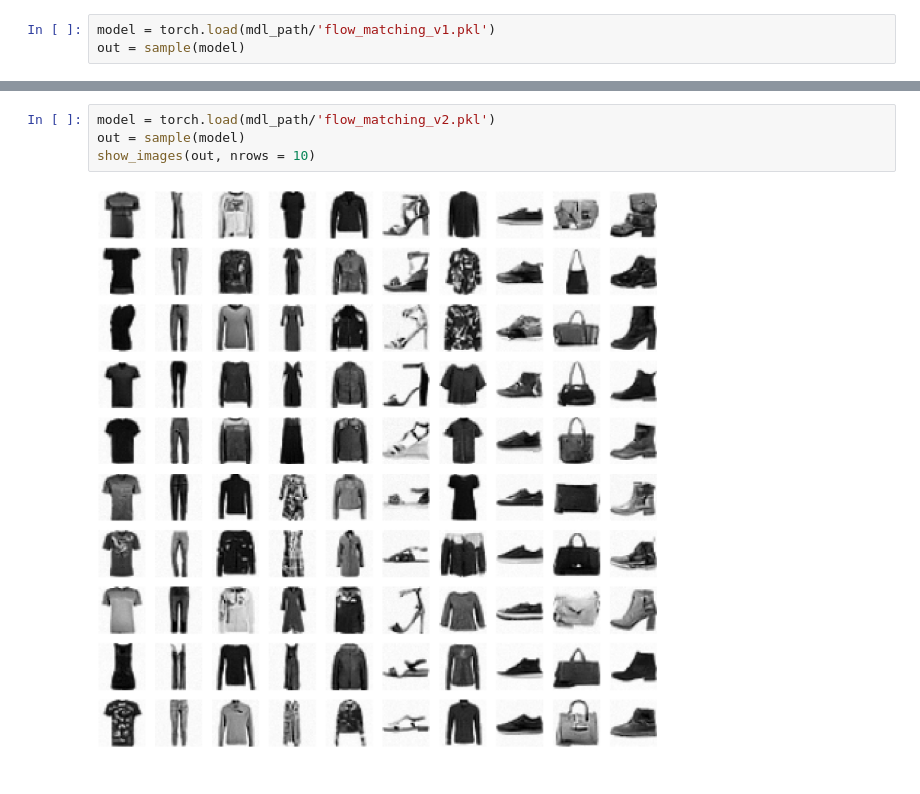
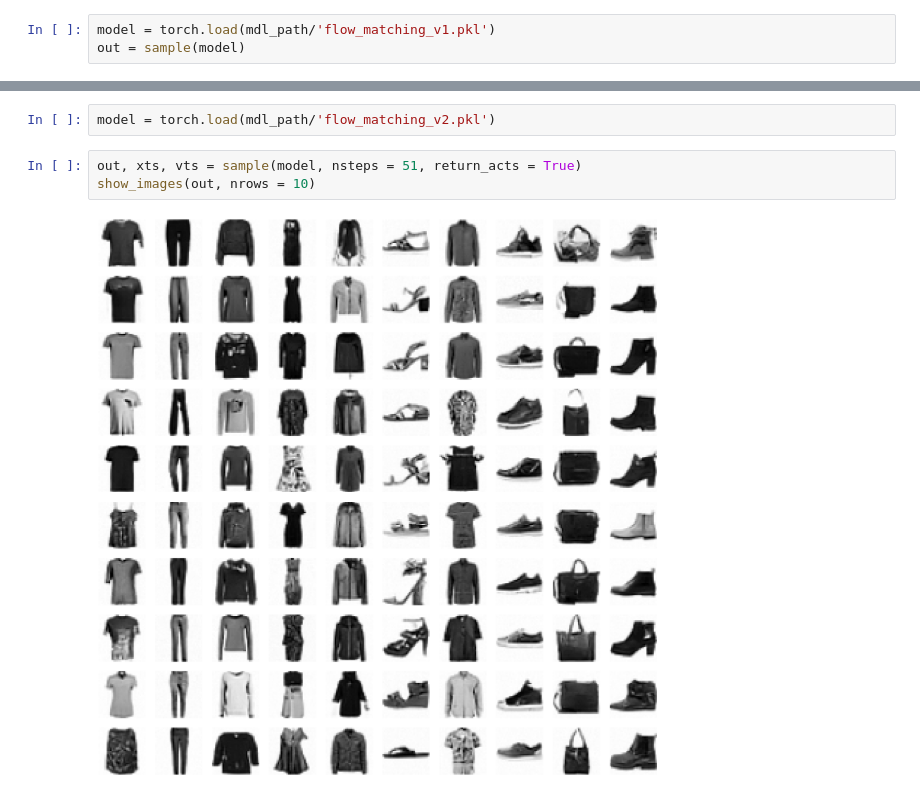
Before and after one commit to pranay8297/DDPM-DDIM-Karras, a Jupyter notebook: flow_matching_fmnist.ipynb, the cells around one changed output, grey strips where cells are left out. Cells and saved outputs as stored; diff of their text form.

```diff
--- a/flow_matching_fmnist.ipynb
+++ b/flow_matching_fmnist.ipynb
@@ -676,9 +687,10 @@ fid(out.cpu())
 # %%
 model = torch.load(mdl_path/'flow_matching_v2.pkl')
-out = sample(model)
-show_images(out, nrows = 10)
-# %% [output]
-[figure, removed]
+# %%
+out, xts, vts = sample(model, nsteps = 51, return_acts = True)
+show_images(out, nrows = 10)
+# %% [output]
+[figure, added]
 # %%
 fid(out.cpu())
 # %% [output]
```
Also changed, not shown: parts of 20 cells of this notebook.
